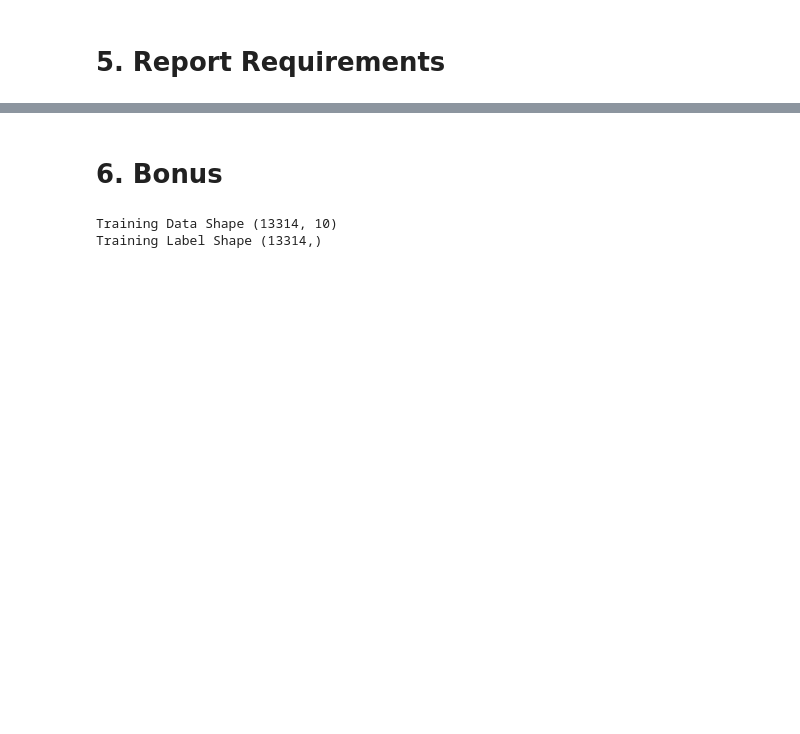
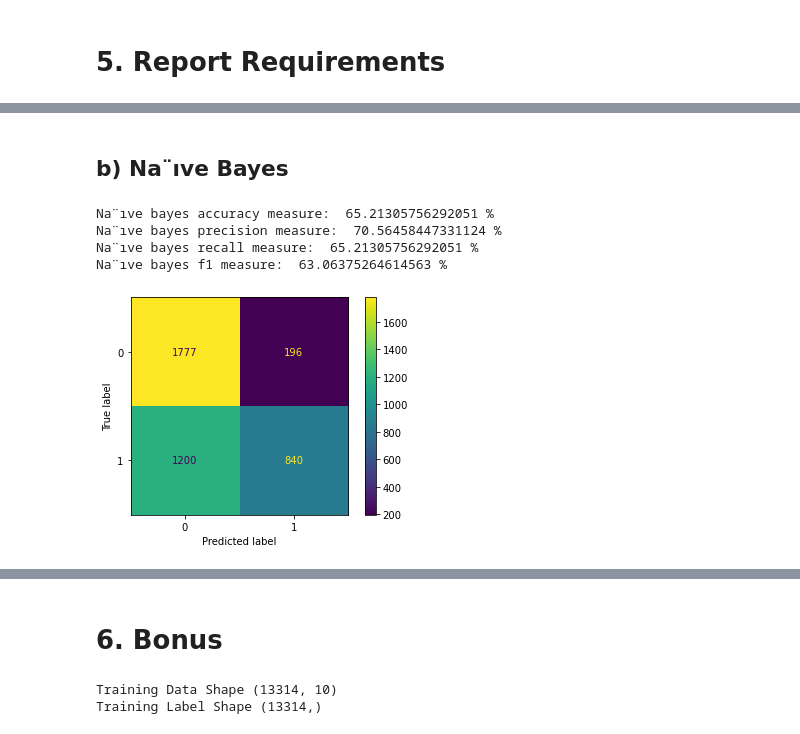
Before and after one commit to MostafaTwfiq/Classification-Models, a Jupyter notebook: model.ipynb, the cells around one changed output, grey strips where cells are left out. Drawn from its saved outputs; the diff is of its cells as text; code cells hidden in the pictures; blank space fills up the shorter version.

```diff
--- a/model.ipynb
+++ b/model.ipynb
@@ -201,6 +111,8 @@ Decision tree accuracy:  80.01495140792426 %
 # %%
-naive_bayes_pred = naive_bayes(training_data, training_labels, testing_data)
-print("Na¨ıve bayes accuracy: ", accuracy_score(testing_labels, naive_bayes_pred) * 100, "%")
-precision_score(testing_labels, naive_bayes_pred, average='weighted')
-recall_score(testing_labels, naive_bayes_pred, average='weighted')
-f1_score(testing_labels, naive_bayes_pred, average='weighted')
+def naive_bayes_scores(training_data, training_labels, testing_data, testing_labels):
+    naive_bayes_pred = naive_bayes(training_data, training_labels, testing_data)
+    accuracy = accuracy_score(testing_labels, naive_bayes_pred)
+    precision = precision_score(testing_labels, naive_bayes_pred, average='weighted')
+    recall = recall_score(testing_labels, naive_bayes_pred, average='weighted')
+    f1 = f1_score(testing_labels, naive_bayes_pred, average='weighted')
+    return naive_bayes_pred, accuracy, precision, recall, f1
@@ -280,0 +211,18 @@ for n in n_estimators:
+# %% [markdown]
+## b) Na¨ıve Bayes
+# %%
+prediction, accuracy, precision, recall, f1 = naive_bayes_scores(training_data, training_labels, testing_data, testing_labels)
+print("Na¨ıve bayes accuracy measure: ", accuracy * 100, "%")
+print("Na¨ıve bayes precision measure: ", precision * 100, "%")
+print("Na¨ıve bayes recall measure: ", recall * 100, "%")
+print("Na¨ıve bayes f1 measure: ", f1 * 100, "%")
+
+disp = ConfusionMatrixDisplay(confusion_matrix=confusion_matrix(testing_labels, prediction))
+disp.plot()
+plt.show()
+# %% [output]
+Na¨ıve bayes accuracy measure:  65.21305756292051 %
+Na¨ıve bayes precision measure:  70.56458447331124 %
+Na¨ıve bayes recall measure:  65.21305756292051 %
+Na¨ıve bayes f1 measure:  63.06375264614563 %
+[figure, added]
```
Also changed, not shown: parts of 31 cells of this notebook.
